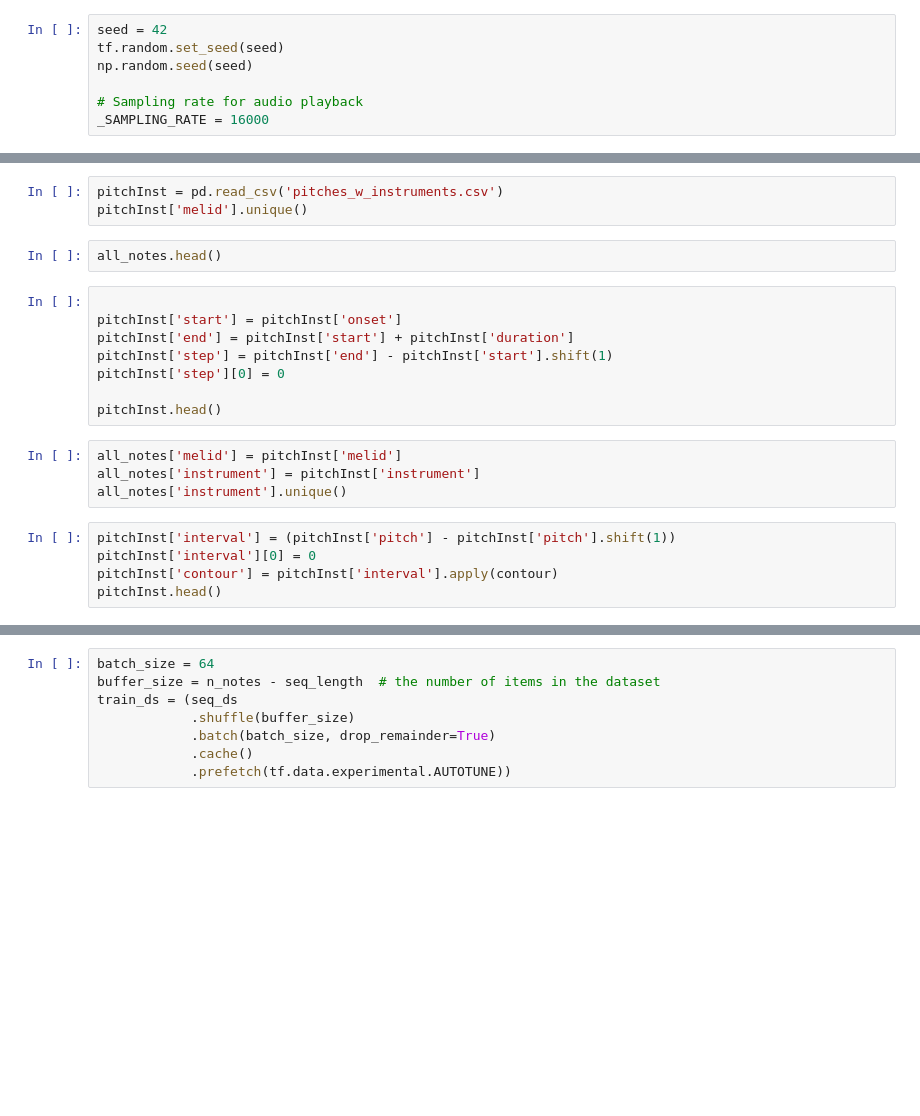
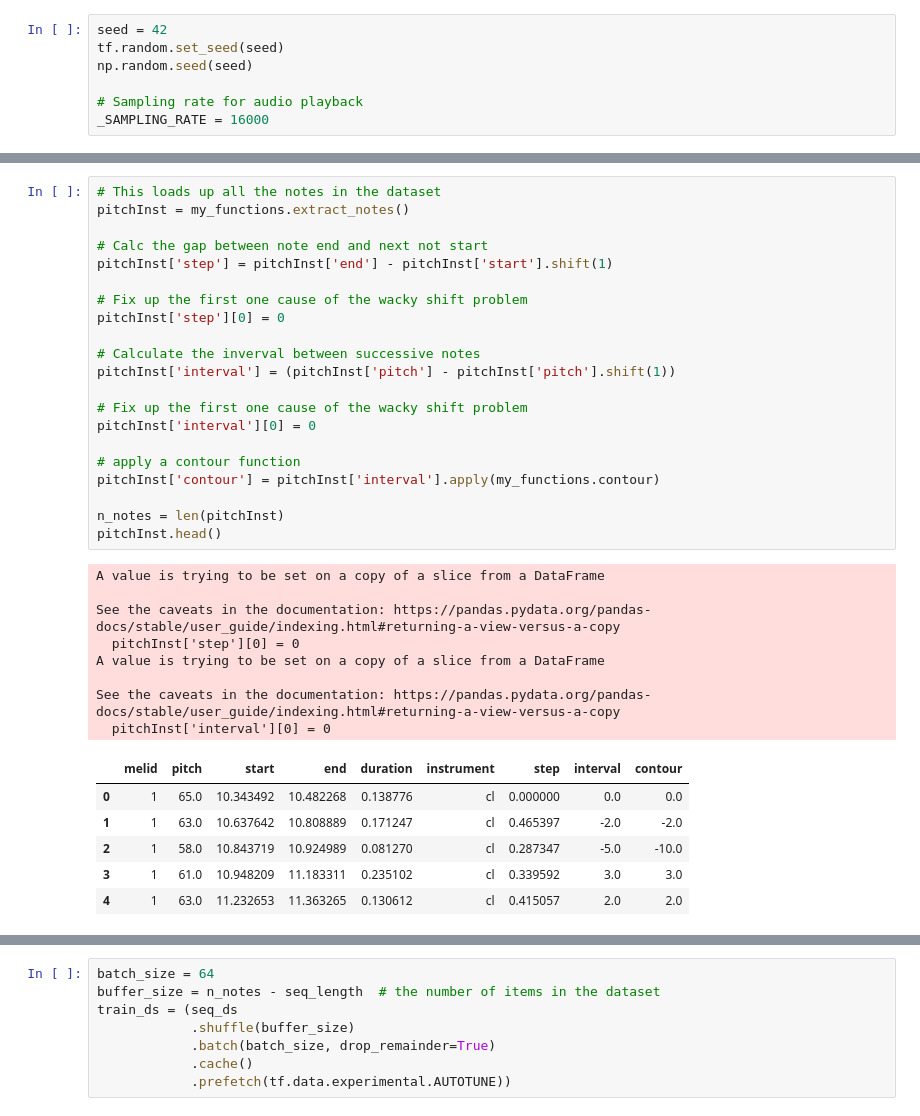
Before and after one commit to TeoVargo/MusicGenProject, a Jupyter notebook: JazzomatLSTM.ipynb, the cells around one changed output, grey strips where cells are left out. Drawn from its saved outputs; the diff is of its cells as text; blank space fills up the shorter version.

```diff
--- a/JazzomatLSTM.ipynb
+++ b/JazzomatLSTM.ipynb
@@ -93,23 +109,37 @@ print("Number of Parsed Notes:", n_notes)
-# %%
-pitchInst = pd.read_csv('pitches_w_instruments.csv')
-pitchInst['melid'].unique()
-# %%
-all_notes.head()
-# %%
-
-pitchInst['start'] = pitchInst['onset']
-pitchInst['end'] = pitchInst['start'] + pitchInst['duration']
-pitchInst['step'] = pitchInst['end'] - pitchInst['start'].shift(1)
-pitchInst['step'][0] = 0
-
-pitchInst.head()
-# %%
-all_notes['melid'] = pitchInst['melid']
-all_notes['instrument'] = pitchInst['instrument']
-all_notes['instrument'].unique()
-# %%
-pitchInst['interval'] = (pitchInst['pitch'] - pitchInst['pitch'].shift(1))
-pitchInst['interval'][0] = 0
-pitchInst['contour'] = pitchInst['interval'].apply(contour)
-pitchInst.head()
+# %%
+# This loads up all the notes in the dataset
+pitchInst = my_functions.extract_notes()
+
+# Calc the gap between note end and next not start
+pitchInst['step'] = pitchInst['end'] - pitchInst['start'].shift(1)
+
+# Fix up the first one cause of the wacky shift problem
+pitchInst['step'][0] = 0
+
+# Calculate the inverval between successive notes
+pitchInst['interval'] = (pitchInst['pitch'] - pitchInst['pitch'].shift(1))
+
+# Fix up the first one cause of the wacky shift problem
+pitchInst['interval'][0] = 0
+
+# apply a contour function
+pitchInst['contour'] = pitchInst['interval'].apply(my_functions.contour)
+
+n_notes = len(pitchInst)
+pitchInst.head()
+# %% [output]
+A value is trying to be set on a copy of a slice from a DataFrame
+
+See the caveats in the documentation: https://pandas.pydata.org/pandas-docs/stable/user_guide/indexing.html#returning-a-view-versus-a-copy
+  pitchInst['step'][0] = 0
+A value is trying to be set on a copy of a slice from a DataFrame
+
+See the caveats in the documentation: https://pandas.pydata.org/pandas-docs/stable/user_guide/indexing.html#returning-a-view-versus-a-copy
+  pitchInst['interval'][0] = 0
+|  | melid | pitch | start | end | duration | instrument | step | interval | contour |
+| 0 | 1 | 65.0 | 10.343492 | 10.482268 | 0.138776 | cl | 0.000000 | 0.0 | 0.0 |
+| 1 | 1 | 63.0 | 10.637642 | 10.808889 | 0.171247 | cl | 0.465397 | -2.0 | -2.0 |
+| 2 | 1 | 58.0 | 10.843719 | 10.924989 | 0.081270 | cl | 0.287347 | -5.0 | -10.0 |
+| 3 | 1 | 61.0 | 10.948209 | 11.183311 | 0.235102 | cl | 0.339592 | 3.0 | 3.0 |
+| 4 | 1 | 63.0 | 11.232653 | 11.363265 | 0.130612 | cl | 0.415057 | 2.0 | 2.0 |
 # %%
```
Also changed, not shown: parts of 32 cells of this notebook, 1 other file.
